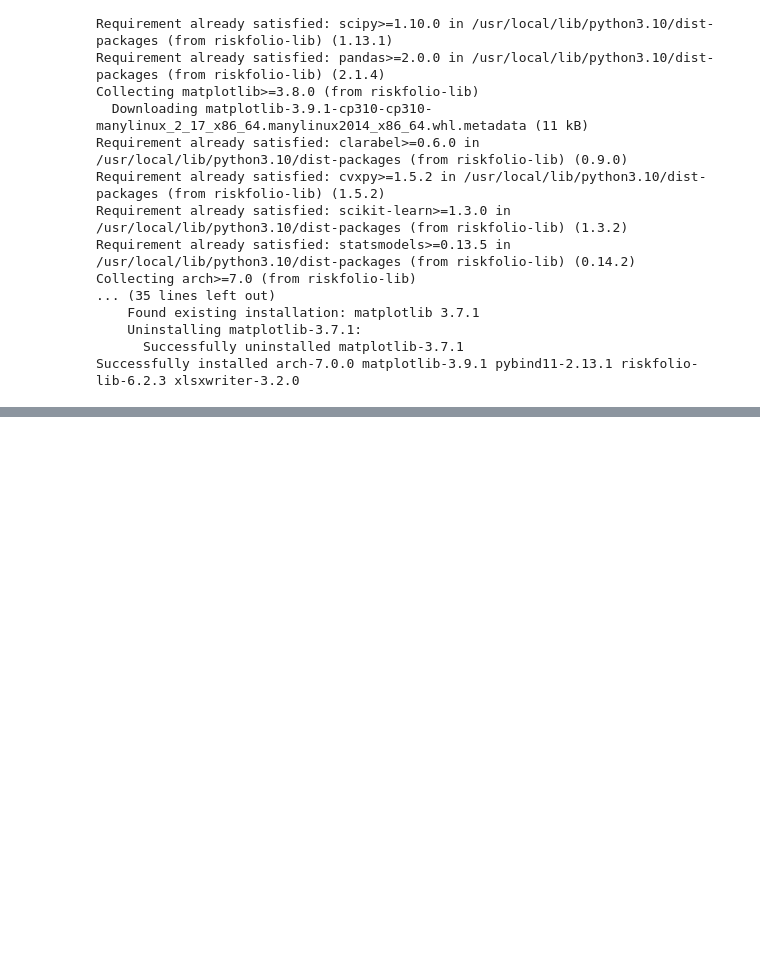
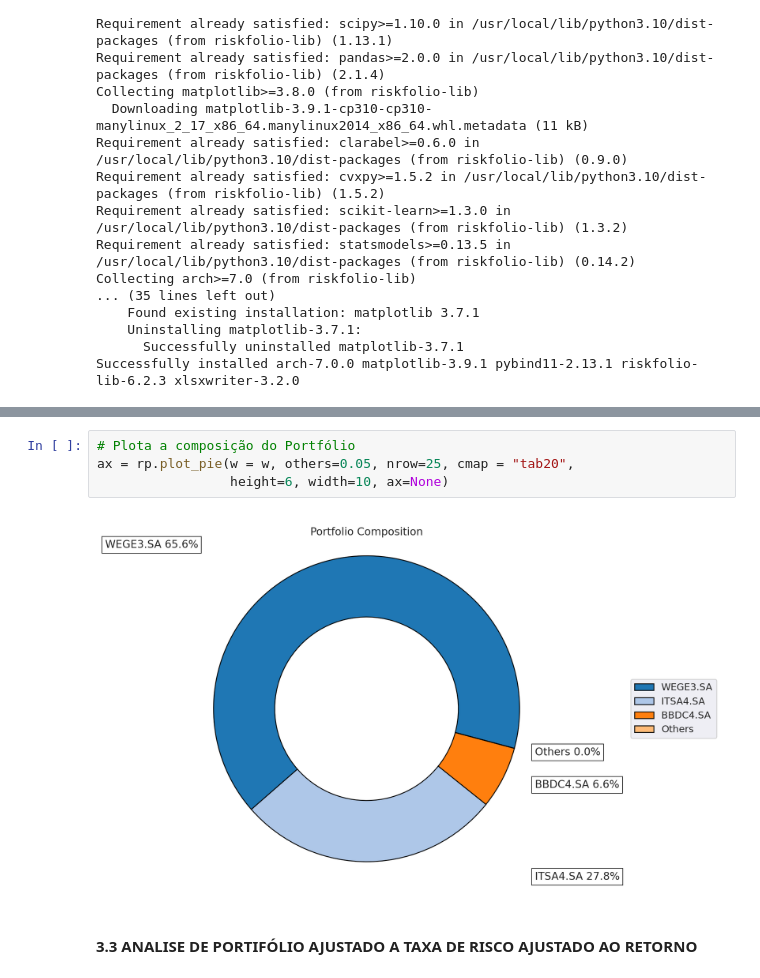
Before and after one commit to furlancad/PythonFinancas, a Jupyter notebook: Seleção_de_Carteira_e_Teoria_de_Markowitz.ipynb, the cells around one changed output, grey strips where cells are left out. Drawn from its saved outputs; the diff is of its cells as text; blank space fills up the shorter version.

```diff
--- a/Seleção_de_Carteira_e_Teoria_de_Markowitz.ipynb
+++ b/Seleção_de_Carteira_e_Teoria_de_Markowitz.ipynb
@@ -174,3 +232,11 @@ height=6, width=10, ax=None)
+# %%
+# Plota a composição do Portfólio
+ax = rp.plot_pie(w = w, others=0.05, nrow=25, cmap = "tab20",
+                 height=6, width=10, ax=None)
+# %% [output]
+[figure, added]
+# %% [markdown]
+#### 3.3 ANALISE DE PORTIFÓLIO AJUSTADO A TAXA DE RISCO AJUSTADO AO RETORNO
 # %%
 # Construindo o objeto de portfólio
 port = rp.Portfolio(returns = Y)
```
Also changed, not shown: parts of 27 cells of this notebook.
